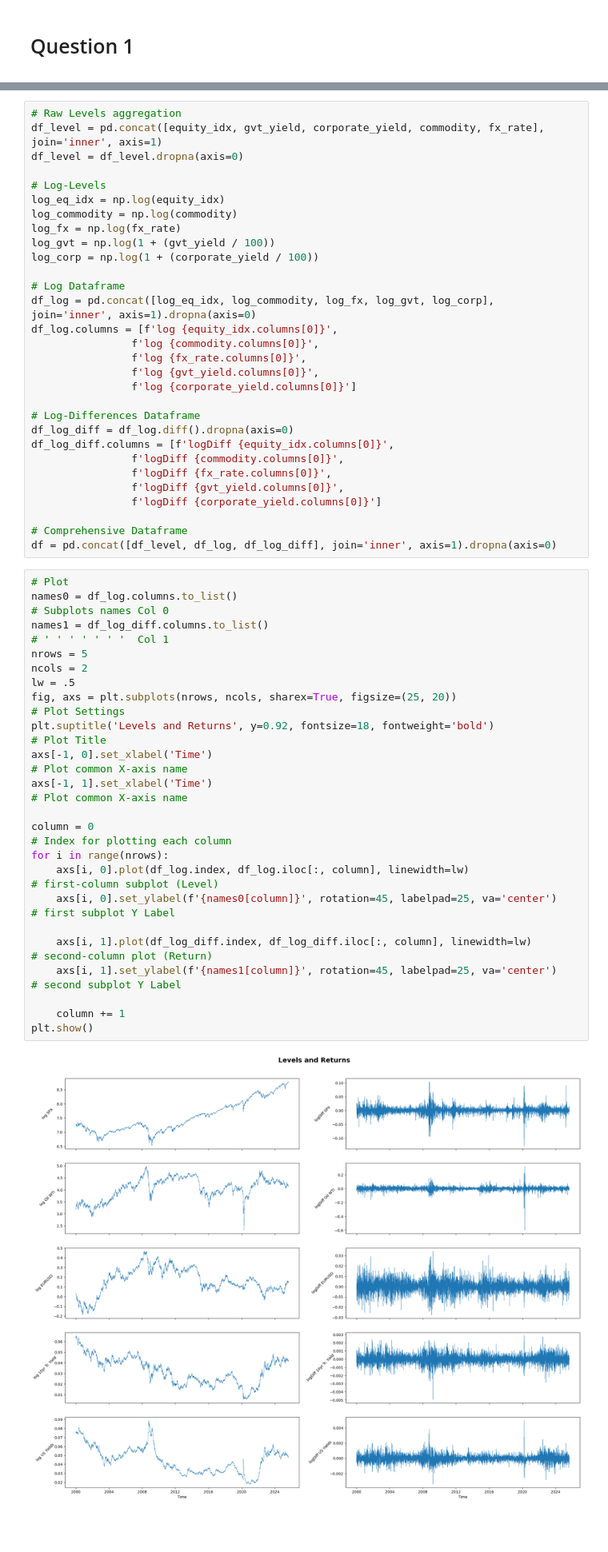
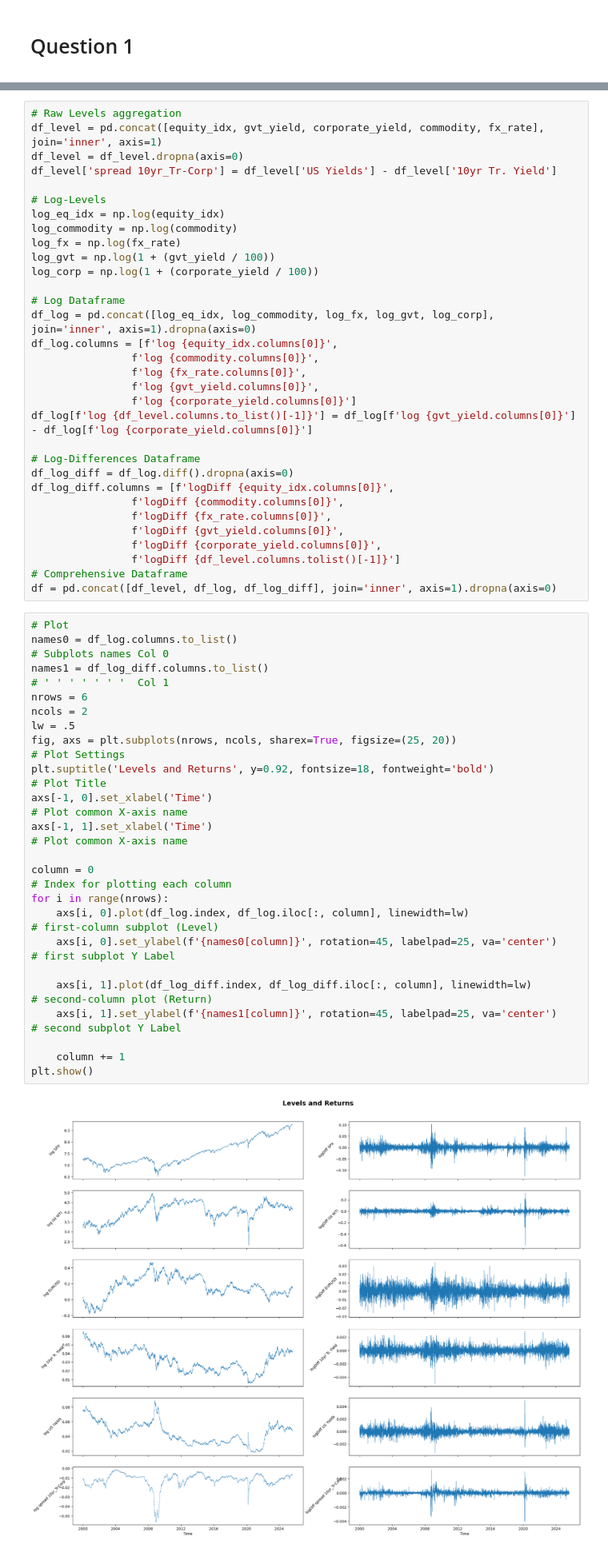
Before and after one commit to gaussianWolf/Group_Projectwork_Econometrics, a Jupyter notebook: src/question1.ipynb, the cells around one changed output, grey strips where cells are left out. Shown at 80% size. Drawn from its saved outputs; the diff is of its cells as text; blank space fills up the shorter version.

```diff
--- a/src/question1.ipynb
+++ b/src/question1.ipynb
@@ -46,6 +51,7 @@ In the following block of code we are going to aggregate the data into 4 DataFra
 # Raw Levels aggregation
 df_level = pd.concat([equity_idx, gvt_yield, corporate_yield, commodity, fx_rate], join='inner', axis=1)
 df_level = df_level.dropna(axis=0)
+df_level['spread 10yr_Tr-Corp'] = df_level['US Yields'] - df_level['10yr Tr. Yield']
 
 # Log-Levels
 log_eq_idx = np.log(equity_idx)
@@ -61,6 +67,7 @@ df_log.columns = [f'log {equity_idx.columns[0]}',
                 f'log {fx_rate.columns[0]}',
                 f'log {gvt_yield.columns[0]}',
                 f'log {corporate_yield.columns[0]}']
+df_log[f'log {df_level.columns.to_list()[-1]}'] = df_log[f'log {gvt_yield.columns[0]}'] - df_log[f'log {corporate_yield.columns[0]}']
 
 # Log-Differences Dataframe
 df_log_diff = df_log.diff().dropna(axis=0)
@@ -68,32 +75,32 @@ df_log_diff.columns = [f'logDiff {equity_idx.columns[0]}',
                 f'logDiff {commodity.columns[0]}',
                 f'logDiff {fx_rate.columns[0]}',
                 f'logDiff {gvt_yield.columns[0]}',
-                f'logDiff {corporate_yield.columns[0]}']
-
+                f'logDiff {corporate_yield.columns[0]}',
+                f'logDiff {df_level.columns.tolist()[-1]}']
 # Comprehensive Dataframe
 df = pd.concat([df_level, df_log, df_log_diff], join='inner', axis=1).dropna(axis=0)
 # %%
 # Plot
 names0 = df_log.columns.to_list()                                                       # Subplots names Col 0
 names1 = df_log_diff.columns.to_list()                                                  # ' ' ' ' ' ' '  Col 1
-nrows = 5
+nrows = 6
 ncols = 2
 lw = .5
 fig, axs = plt.subplots(nrows, ncols, sharex=True, figsize=(25, 20))                    # Plot Settings
 plt.suptitle('Levels and Returns', y=0.92, fontsize=18, fontweight='bold')              # Plot Title
 axs[-1, 0].set_xlabel('Time')                                                           # Plot common X-axis name
 axs[-1, 1].set_xlabel('Time')                                                           # Plot common X-axis name
 
 column = 0                                                                              # Index for plotting each column
 for i in range(nrows):
     axs[i, 0].plot(df_log.index, df_log.iloc[:, column], linewidth=lw)                  # first-column subplot (Level)
     axs[i, 0].set_ylabel(f'{names0[column]}', rotation=45, labelpad=25, va='center')    # first subplot Y Label
 
     axs[i, 1].plot(df_log_diff.index, df_log_diff.iloc[:, column], linewidth=lw)        # second-column plot (Return)
     axs[i, 1].set_ylabel(f'{names1[column]}', rotation=45, labelpad=25, va='center')    # second subplot Y Label
 
     column += 1
 plt.show()
 # %% [output]
-[figure, old version]
+[figure, new version]
 # %%
```
Also changed, not shown: parts of 8 cells of this notebook.
